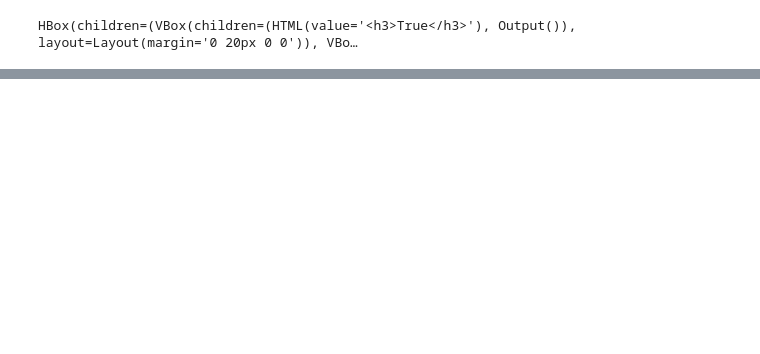
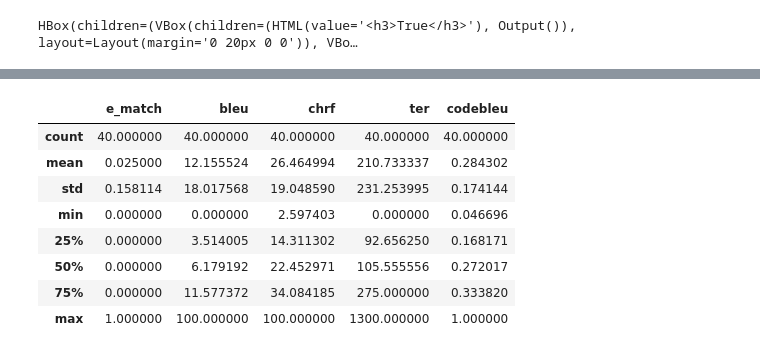
Before and after one commit to grach0v/CoCo, a Jupyter notebook: code/analysis.ipynb, the cells around one changed output, grey strips where cells are left out. Drawn from its saved outputs; the diff is of its cells as text; code cells hidden in the pictures; blank space fills up the shorter version.

```diff
--- a/code/analysis.ipynb
+++ b/code/analysis.ipynb
@@ -281,0 +268,34 @@ WARNING:root:WARNING: There is no reference data-flows extracted from the whole
+# %%
+bleu = BLEU()
+chrf = CHRF()
+ter = TER()
+# %%
+def calc_metrics(df):
+    df = df.copy()
+
+    df['e_match'] = (df['output'] == df['middle']).astype(float)
+
+    df['bleu'] = [
+        bleu.corpus_score([o], [[m]],).score
+        for m, o in zip(df['middle'], df['output'])
+    ]
+
+    df['chrf'] = [
+        chrf.corpus_score([o], [[m]]).score
+        for m, o in zip(df['middle'], df['output'])
+    ]
+
+    df['ter'] = [
+        ter.corpus_score([o], [[m]]).score
+        for m, o in zip(df['middle'], df['output'])
+    ]
+
+    df['codebleu'] = [
+        calc_codebleu([m], [o], lang='python')['codebleu']
+        for m, o in zip(df['middle'], df['output'])
+    ]
+
+    return df
+# %%
+df = calc_metrics(df)
+df_small = calc_metrics(pd.concat([finish_lines_df, finish_words_df], ignore_index=True))
@@ -281,0 +320,14 @@ WARNING:root:WARNING: There is no reference data-flows extracted from the whole
+# %%
+metrics = ['e_match', 'bleu', 'chrf', 'ter', 'codebleu']
+# %%
+df[metrics].describe()
+# %% [output]
+|  | e_match | bleu | chrf | ter | codebleu |
+| count | 40.000000 | 40.000000 | 40.000000 | 40.000000 | 40.000000 |
+| mean | 0.025000 | 12.155524 | 26.464994 | 210.733337 | 0.284302 |
+| std | 0.158114 | 18.017568 | 19.048590 | 231.253995 | 0.174144 |
+| min | 0.000000 | 0.000000 | 2.597403 | 0.000000 | 0.046696 |
+| 25% | 0.000000 | 3.514005 | 14.311302 | 92.656250 | 0.168171 |
+| 50% | 0.000000 | 6.179192 | 22.452971 | 105.555556 | 0.272017 |
+| 75% | 0.000000 | 11.577372 | 34.084185 | 275.000000 | 0.333820 |
+| max | 1.000000 | 100.000000 | 100.000000 | 1300.000000 | 1.000000 |
```
Also changed, not shown: parts of 50 cells of this notebook, 3 other files.
